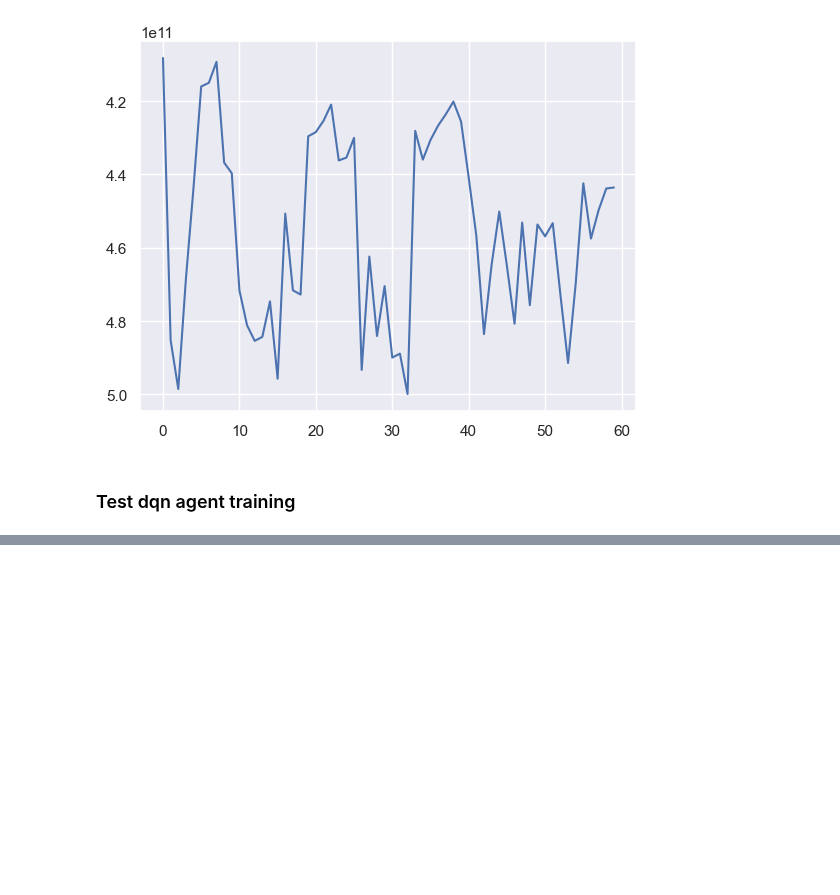
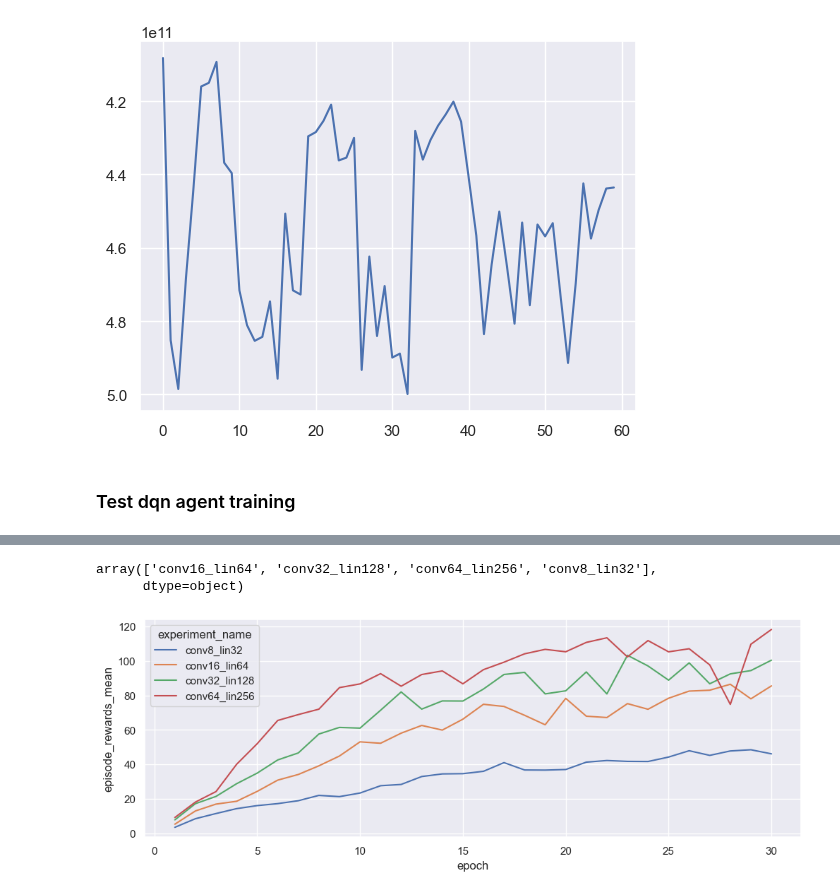
Before and after one commit to mariusdgm/minatar_work, a Jupyter notebook: notebooks/miscellanous.ipynb, the cells around one changed output, grey strips where cells are left out. Drawn from its saved outputs; the diff is of its cells as text; code cells hidden in the pictures; blank space fills up the shorter version.

```diff
--- a/notebooks/miscellanous.ipynb
+++ b/notebooks/miscellanous.ipynb
@@ -342,3 +342,15 @@ from minatar_dqn.utils.my_logging import setup_logger
 from minatar_dqn.models import Conv_QNET, Conv_QNET_one
 
 from minatar_dqn.my_dqn import AgentDQN, build_environment
+from experiments.experiment_utils import collect_config_and_model_files
+
+from flatten_dict import flatten
+import pandas as pd
+import seaborn as sns
+sns.set()
+
+import matplotlib.pyplot as plt
+
+import warnings
+
+warnings.filterwarnings('ignore', category=FutureWarning)
@@ -836,0 +451,22 @@ AttributeError: 'bool' object has no attribute 'shape'
+# %%
+df["experiment_name"].unique()
+# %% [output]
+array(['conv16_lin64', 'conv32_lin128', 'conv64_lin256', 'conv8_lin32'],
+      dtype=object)
+# %%
+experiment_order = ['conv8_lin32', 'conv16_lin64', 'conv32_lin128', 'conv64_lin256']
+
+# Compute the average metric between the seeds for each experiment
+avg_df = df.groupby(['environment', 'experiment_name', 'epoch']).mean().reset_index()
+
+fig, ax = plt.subplots(figsize=(12, 4))
+
+sns.lineplot(avg_df, x="epoch", y="episode_rewards_mean", hue='experiment_name', hue_order = experiment_order, ax = ax)
+
+fig.suptitle("Validation mean reward")
+
+
+# Show the plot
+plt.show()
+# %% [output]
+[figure, added]
```
Also changed, not shown: parts of 33 cells of this notebook, 7 other files.
